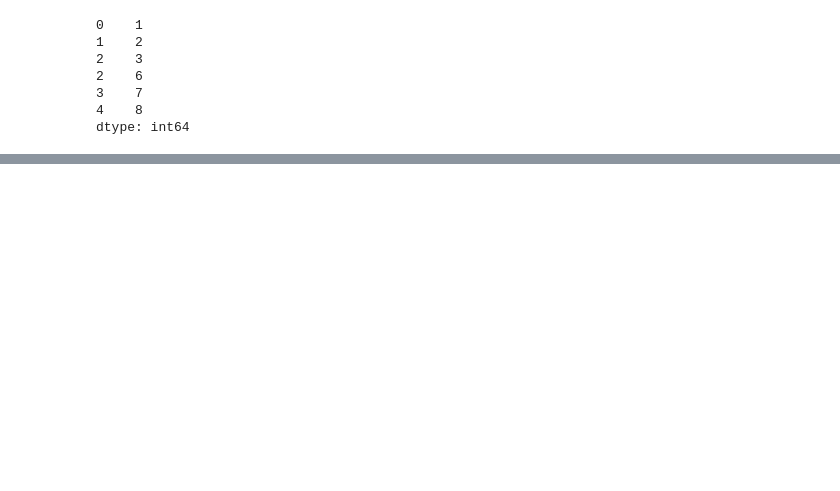
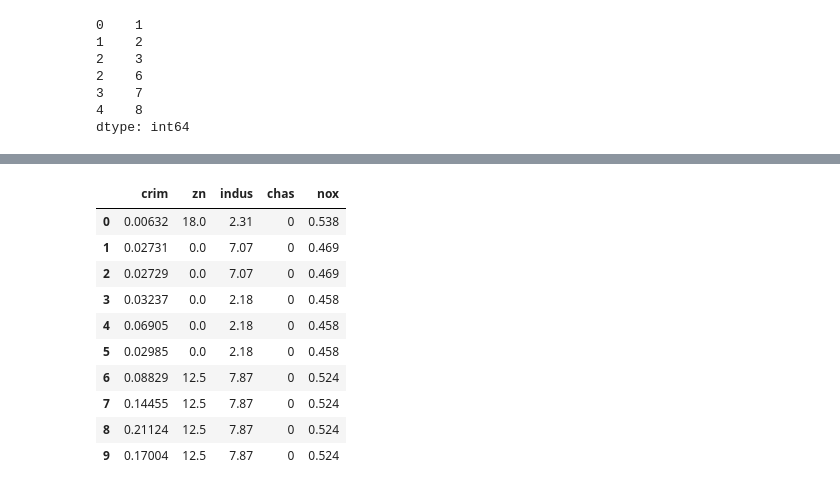
Before and after one commit to 2020-A-Python-GR1/py-ramos-gabriela, a Jupyter notebook: Examen/Examen.ipynb, the cells around one changed output, grey strips where cells are left out. Cells and saved outputs as stored; diff of their text form; code cells hidden in the pictures; blank space fills up the shorter version.

```diff
--- a/Examen/Examen.ipynb
+++ b/Examen/Examen.ipynb
@@ -327,0 +439,20 @@ ejercicio_20.groupby(['frutas']).mean()
+# %%
+## 22) ¿Como importar solo columnas especificas de un archivo csv?
+
+##https://raw.githubusercontent.com/selva86/datasets/master/BostonHousing.csv.
+path = 'BostonHousing.csv'
+cols = ['crim','zn','indus','chas','nox']
+datos = pd.read_csv(path, nrows = 10, usecols=cols)
+datos
+# %% [output]
+|  | crim | zn | indus | chas | nox |
+| 0 | 0.00632 | 18.0 | 2.31 | 0 | 0.538 |
+| 1 | 0.02731 | 0.0 | 7.07 | 0 | 0.469 |
+| 2 | 0.02729 | 0.0 | 7.07 | 0 | 0.469 |
+| 3 | 0.03237 | 0.0 | 2.18 | 0 | 0.458 |
+| 4 | 0.06905 | 0.0 | 2.18 | 0 | 0.458 |
+| 5 | 0.02985 | 0.0 | 2.18 | 0 | 0.458 |
+| 6 | 0.08829 | 12.5 | 7.87 | 0 | 0.524 |
+| 7 | 0.14455 | 12.5 | 7.87 | 0 | 0.524 |
+| 8 | 0.21124 | 12.5 | 7.87 | 0 | 0.524 |
+| 9 | 0.17004 | 12.5 | 7.87 | 0 | 0.524 |
```
Also changed, not shown: parts of 25 cells of this notebook, 2 other files.
